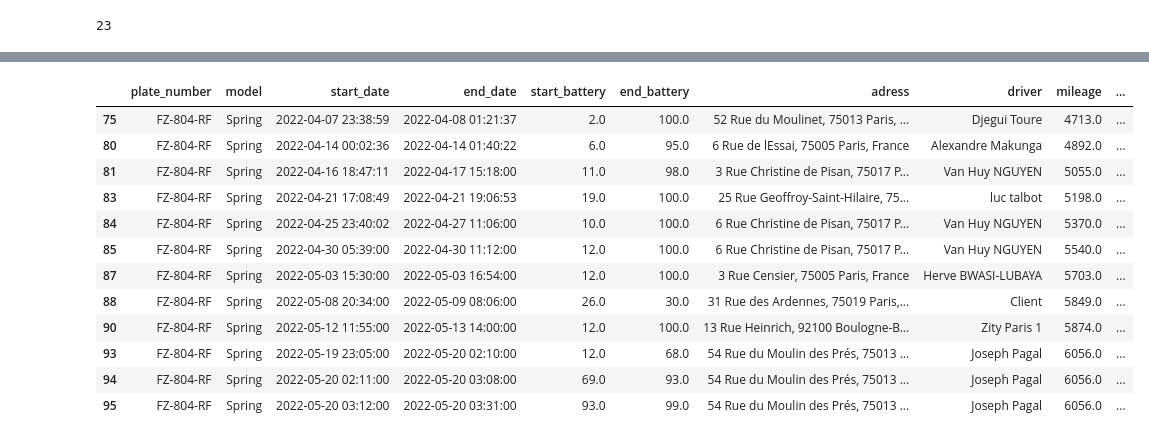
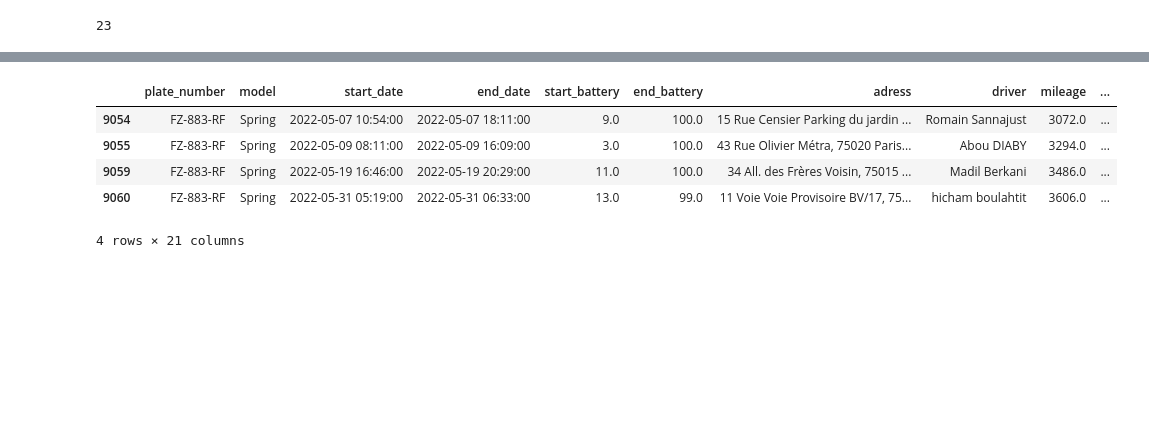
Before and after one commit to paul-mdb/car_sharing_relocation, a Jupyter notebook: ChargingSessions.ipynb, the cells around one changed output, grey strips where cells are left out. Cells and saved outputs as stored; diff of their text form; code cells hidden in the pictures; blank space fills up the shorter version.

```diff
--- a/ChargingSessions.ipynb
+++ b/ChargingSessions.ipynb
@@ -83,7 +83,7 @@ def getSessions(dataframe):
     dataframe.reset_index(drop=True, inplace=True)
     dataframe['last_end_battery']=dataframe['battery_level_at_end'].shift(1)
     dataframe['was_charging']=(dataframe['battery_level_at_start']-dataframe['last_end_battery']>0)
-    dataframe["charging"] = (dataframe['battery_level_at_end']-dataframe['battery_level_at_start']>1)
+    dataframe["charging"] = (dataframe['battery_level_at_end']-dataframe['battery_level_at_start']>0)
     charging_sessions = []
     index = 0
     current_start = 0
@@ -166,0 +169,32 @@ sessions_df['distance'] = sessions_df['mileage'] - sessions_df['last_mileage']
+# %%
+def site(address):
+    if ("Rue Censier" in address) or ("Jardin des Plantes" in address):
+        return "BMP - Paripark - Jardin des Plantes - Paris | 15 Rue Censier, 75005 Paris, France"
+    elif "Moulin des" in address:
+        return "BMP - Paripark - Moulin des Près - Paris | 62 Rue du Moulin des Prés, 75013 Paris, France"
+    elif ("Metra" in address) or ("Métra" in address):
+        return "BMP - Paripark - Olivier Metra - Paris | 35-49 Rue Olivier Métra, 75020 Paris"
+    elif "Christine de Pisan" in address:
+        return "BMP - Parking AVE - 17e | 7 Rue Christine de Pisan, 75017 Paris, France"
+    elif "Chardon Lagache" in address:
+        return "Belib/B90-1609 | 2 Rue Chardon Lagache"
+    elif "Ordener" in address:
+        return "Belib/B90-1805 | 27 Rue Ordener"
+    elif "Frères Voisin" in address:
+        return "Freshmile/SUERDA | 26 Allée des Frères Voisin"
+    elif "Léon Renault" in address:
+        return "La borne bleue/qznBqG3joK | 17 Rue Léon Renault"
+    elif ("École de Médecine" in address) or ("SAEMES" in address):
+        return "SAEMES/SAE-EDM | 21 Rue de l'École de Médecine"
+    elif "Avenue de la Cristallerie" in address:
+        return "SIGEIF et Izivia/FR*SIG*PSIGE*49 | 2 Avenue de la Cristallerie"
+    elif "Boulevard Victor Hugo" in address:
+        return "SIGEIF et Izivia/FR*SIG*PSIGE*89 | 123 Boulevard Victor Hugo"
+    elif "Avenue du Maréchal Foch" in address:
+        return "ATotal/TOTAL-NF058742 | Avenue du Maréchal Foch"
+    elif "Rue de Strasbourg" in address:
+        return "Total/TOTAL-NF059983 | 1 Rue de Strasbourg"
+    else :
+        return "NO MATCH"
+# %%
+sessions_df['site'] = sessions_df['adress'].map(site)
@@ -274,18 +337,11 @@ other_df
 # %%
-plate = 'FZ-804-RF'
+plate = 'FZ-883-RF'
 sessions_df[sessions_df['plate_number']==plate]
 # %% [output]
 |  | plate_number | model | start_date | end_date | start_battery | end_battery | adress | driver | mileage | ... |
-| 75 | FZ-804-RF | Spring | 2022-04-07 23:38:59 | 2022-04-08 01:21:37 | 2.0 | 100.0 | 52 Rue du Moulinet, 75013 Paris, ... | Djegui Toure | 4713.0 | ... |
-| 80 | FZ-804-RF | Spring | 2022-04-14 00:02:36 | 2022-04-14 01:40:22 | 6.0 | 95.0 | 6 Rue de lEssai, 75005 Paris, France | Alexandre Makunga | 4892.0 | ... |
-| 81 | FZ-804-RF | Spring | 2022-04-16 18:47:11 | 2022-04-17 15:18:00 | 11.0 | 98.0 | 3 Rue Christine de Pisan, 75017 P... | Van Huy NGUYEN | 5055.0 | ... |
-| 83 | FZ-804-RF | Spring | 2022-04-21 17:08:49 | 2022-04-21 19:06:53 | 19.0 | 100.0 | 25 Rue Geoffroy-Saint-Hilaire, 75... | luc talbot | 5198.0 | ... |
-| 84 | FZ-804-RF | Spring | 2022-04-25 23:40:02 | 2022-04-27 11:06:00 | 10.0 | 100.0 | 6 Rue Christine de Pisan, 75017 P... | Van Huy NGUYEN | 5370.0 | ... |
-| 85 | FZ-804-RF | Spring | 2022-04-30 05:39:00 | 2022-04-30 11:12:00 | 12.0 | 100.0 | 6 Rue Christine de Pisan, 75017 P... | Van Huy NGUYEN | 5540.0 | ... |
-| 87 | FZ-804-RF | Spring | 2022-05-03 15:30:00 | 2022-05-03 16:54:00 | 12.0 | 100.0 | 3 Rue Censier, 75005 Paris, France | Herve BWASI-LUBAYA | 5703.0 | ... |
-| 88 | FZ-804-RF | Spring | 2022-05-08 20:34:00 | 2022-05-09 08:06:00 | 26.0 | 30.0 | 31 Rue des Ardennes, 75019 Paris,... | Client | 5849.0 | ... |
-| 90 | FZ-804-RF | Spring | 2022-05-12 11:55:00 | 2022-05-13 14:00:00 | 12.0 | 100.0 | 13 Rue Heinrich, 92100 Boulogne-B... | Zity Paris 1 | 5874.0 | ... |
-| 93 | FZ-804-RF | Spring | 2022-05-19 23:05:00 | 2022-05-20 02:10:00 | 12.0 | 68.0 | 54 Rue du Moulin des Prés, 75013 ... | Joseph Pagal | 6056.0 | ... |
-| 94 | FZ-804-RF | Spring | 2022-05-20 02:11:00 | 2022-05-20 03:08:00 | 69.0 | 93.0 | 54 Rue du Moulin des Prés, 75013 ... | Joseph Pagal | 6056.0 | ... |
-| 95 | FZ-804-RF | Spring | 2022-05-20 03:12:00 | 2022-05-20 03:31:00 | 93.0 | 99.0 | 54 Rue du Moulin des Prés, 75013 ... | Joseph Pagal | 6056.0 | ... |
+| 9054 | FZ-883-RF | Spring | 2022-05-07 10:54:00 | 2022-05-07 18:11:00 | 9.0 | 100.0 | 15 Rue Censier Parking du jardin ... | Romain Sannajust | 3072.0 | ... |
+| 9055 | FZ-883-RF | Spring | 2022-05-09 08:11:00 | 2022-05-09 16:09:00 | 3.0 | 100.0 | 43 Rue Olivier Métra, 75020 Paris... | Abou DIABY | 3294.0 | ... |
+| 9059 | FZ-883-RF | Spring | 2022-05-19 16:46:00 | 2022-05-19 20:29:00 | 11.0 | 100.0 | 34 All. des Frères Voisin, 75015 ... | Madil Berkani | 3486.0 | ... |
+| 9060 | FZ-883-RF | Spring | 2022-05-31 05:19:00 | 2022-05-31 06:33:00 | 13.0 | 99.0 | 11 Voie Voie Provisoire BV/17, 75... | hicham boulahtit | 3606.0 | ... |
+4 rows × 21 columns
 # %%
```
Also changed, not shown: parts of 28 cells of this notebook, 2 other files.
